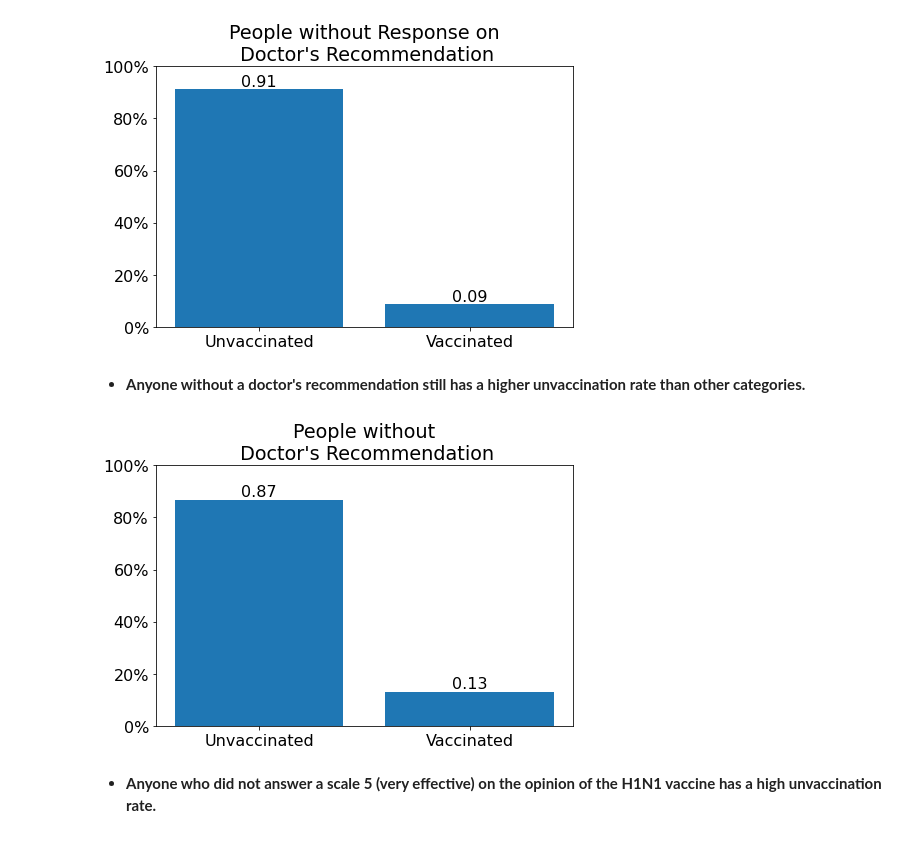
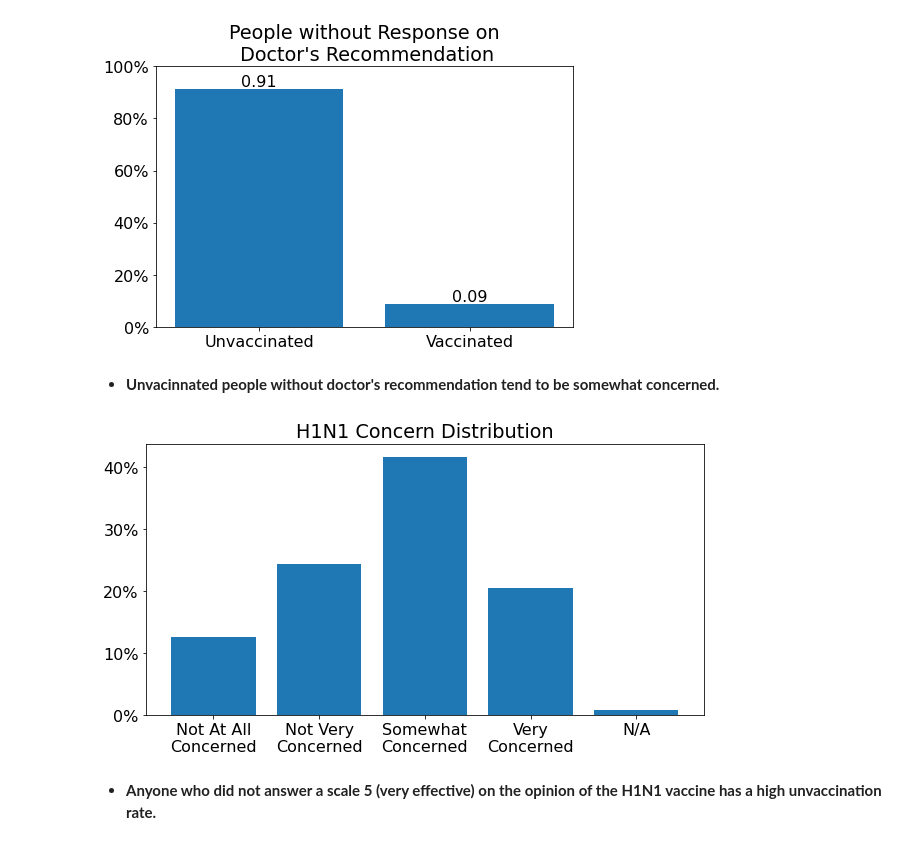
Before and after one commit to ddjh20482/vaccination_analysis, a Jupyter notebook: Vaccination_Analysis.ipynb, the cells around one changed output. Saved outputs shown, nothing was run; the diff lists cells and outputs as text; code cells hidden in the pictures.

```diff
--- a/Vaccination_Analysis.ipynb
+++ b/Vaccination_Analysis.ipynb
@@ -268,18 +273,25 @@ title = "People without Response on\n Doctor's Recommendation"
 viz.result(data, title)
 # %% [output]
 [figure]
-# %% [markdown]
-- **Anyone without a doctor's recommendation still has a higher unvaccination rate than other categories.**
-# %%
-doctor_recommendation = pd.concat([y, X['doctor_recc_h1n1_1.0']], axis = 1)
-not_recommended = doctor_recommendation.h1n1_vaccine.loc[doctor_recommendation['doctor_recc_h1n1_1.0'] == 0]
-
-data = not_recommended.value_counts(normalize = True)
-title = "People without\n Doctor's Recommendation"
-
-viz.result(data, title)
-# %% [output]
-[figure, removed]
+# %% [markdown]
+- **Unvacinnated people without doctor's recommendation tend to be somewhat concerned.**
+# %%
+# Distribution of H1N1 Vaccine Concern from people with no vaccine and no response to doctor's recommendation
+not_recommend_2 = all_data.h1n1_concern.loc[(all_data['doctor_recc_h1n1'] == 2)
+                                            & (all_data['h1n1_vaccine'] == 0)]
+
+count = not_recommend_2.value_counts(normalize = True)
+value = [i for i in count.sort_index()]
+index = [i for i in count.sort_index().index]
+
+fig, ax = plt.subplots(figsize=(10,5))
+ax.bar(index, value)
+ax.set_title("H1N1 Concern Distribution")
+ax.yaxis.set_major_formatter('{x:.0%}')
+plt.xticks(np.arange(5), ['Not At All\nConcerned', 'Not Very\nConcerned', 'Somewhat\nConcerned', 'Very\nConcerned', 'N/A'])
+plt.show()
+# %% [output]
+[figure, added]
 # %% [markdown]
 - **Anyone who did not answer a scale 5 (very effective) on the opinion of the H1N1 vaccine has a high unvaccination rate.**
 # %%
```
Also changed, not shown: parts of 9 cells of this notebook.
